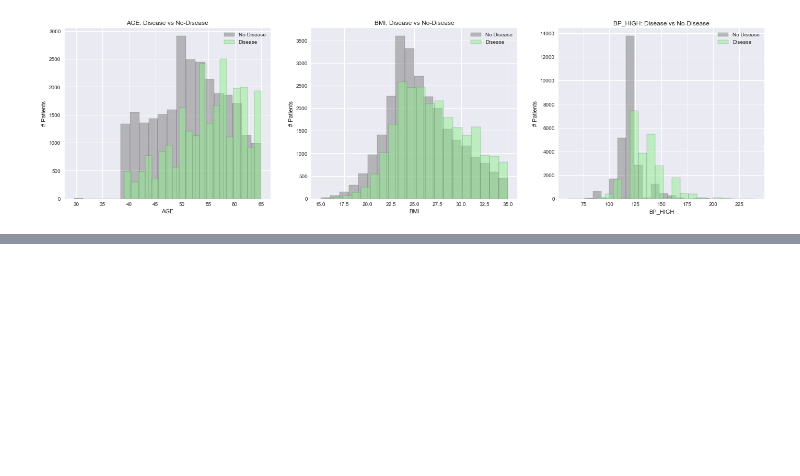
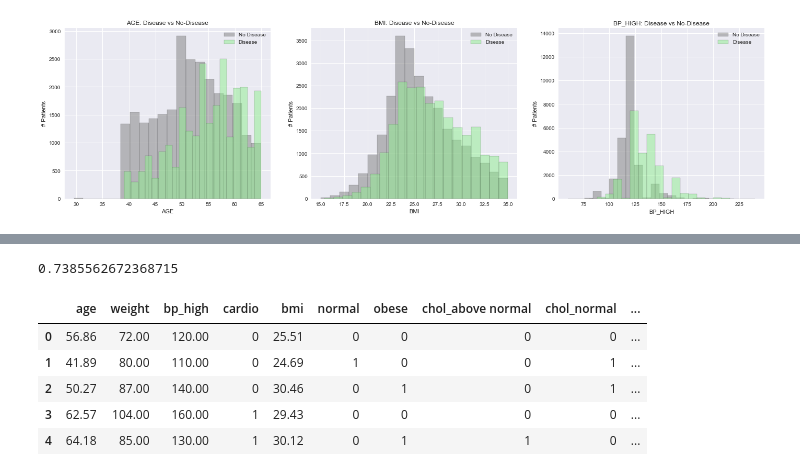
Before and after one commit to ykfarhan/cardiac-disease-detection, a Jupyter notebook: modelling_process_cardio.ipynb, the cells around one changed output, grey strips where cells are left out. Saved outputs shown, nothing was run; the diff lists cells and outputs as text; code cells hidden in the pictures; blank space fills up the shorter version.

```diff
--- a/modelling_process_cardio.ipynb
+++ b/modelling_process_cardio.ipynb
@@ -89,2 +93,8 @@ df.groupby('bmi_cat')['cardio'].mean()
 # %%
-dummy_df = pd.get_dummies(df, columns=['bmi_cat'], prefix = '', prefix_sep = '', drop_first= True)
+dummy_df = pd.get_dummies(df, columns=['bmi_cat','gender'], prefix = '', prefix_sep = '', drop_first= True)
+# %%
+dummy_df = pd.get_dummies(dummy_df, columns=['cholesterol','gluc'], prefix =['chol','gluc'],)
+# %%
+dummy_df['bp_high'].corr(df['bp_low'])
+# %% [output]
+0.7385562672368715
@@ -90,0 +108,9 @@ dummy_df = pd.get_dummies(df, columns=['bmi_cat'], prefix = '', prefix_sep = '',
+# %%
+dummy_df.head()
+# %% [output]
+|  | age | weight | bp_high | cardio | bmi | normal | obese | chol_above normal | chol_normal | ... |
+| 0 | 56.86 | 72.00 | 120.00 | 0 | 25.51 | 0 | 0 | 0 | 0 | ... |
+| 1 | 41.89 | 80.00 | 110.00 | 0 | 24.69 | 1 | 0 | 0 | 1 | ... |
+| 2 | 50.27 | 87.00 | 140.00 | 0 | 30.46 | 0 | 1 | 0 | 1 | ... |
+| 3 | 62.57 | 104.00 | 160.00 | 1 | 29.43 | 0 | 0 | 0 | 0 | ... |
+| 4 | 64.18 | 85.00 | 130.00 | 1 | 30.12 | 0 | 1 | 1 | 0 | ... |
```
Also changed, not shown: parts of 22 cells of this notebook.
